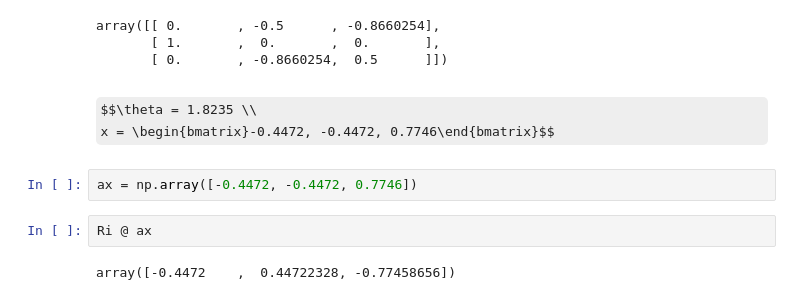
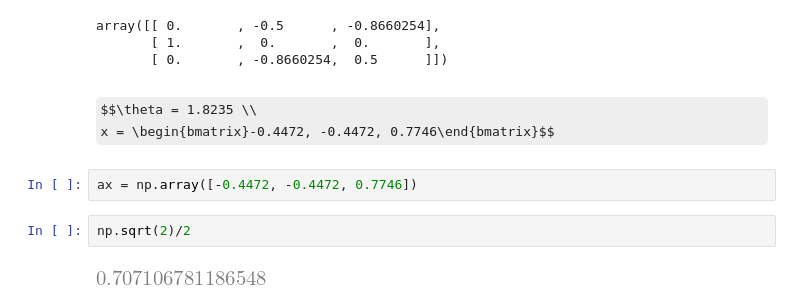
Before and after one commit to dario-loi/robotics_I_scripts, a Jupyter notebook: scrapbook.ipynb, the cells around one changed output. Cells and saved outputs as stored; diff of their text form; some formulas as TeX source.

```diff
--- a/scrapbook.ipynb
+++ b/scrapbook.ipynb
@@ -45,7 +114,7 @@ $$\theta = 1.8235 \\
 x = \begin{bmatrix}-0.4472, -0.4472, 0.7746\end{bmatrix}$$
 # %%
 ax = np.array([-0.4472, -0.4472, 0.7746])
-# %%
-Ri @ ax
-# %% [output]
-array([-0.4472    ,  0.44722328, -0.77458656])
+# %%
+np.sqrt(2)/2
+# %% [output]
+[figure, added]
```
Also changed, not shown: parts of 27 cells of this notebook, 1 other file.
